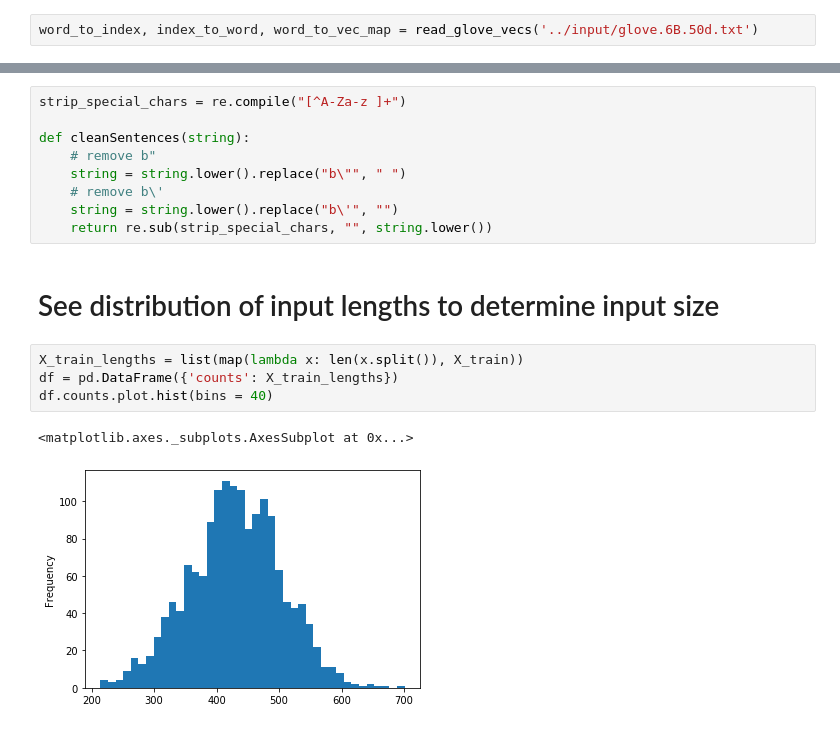
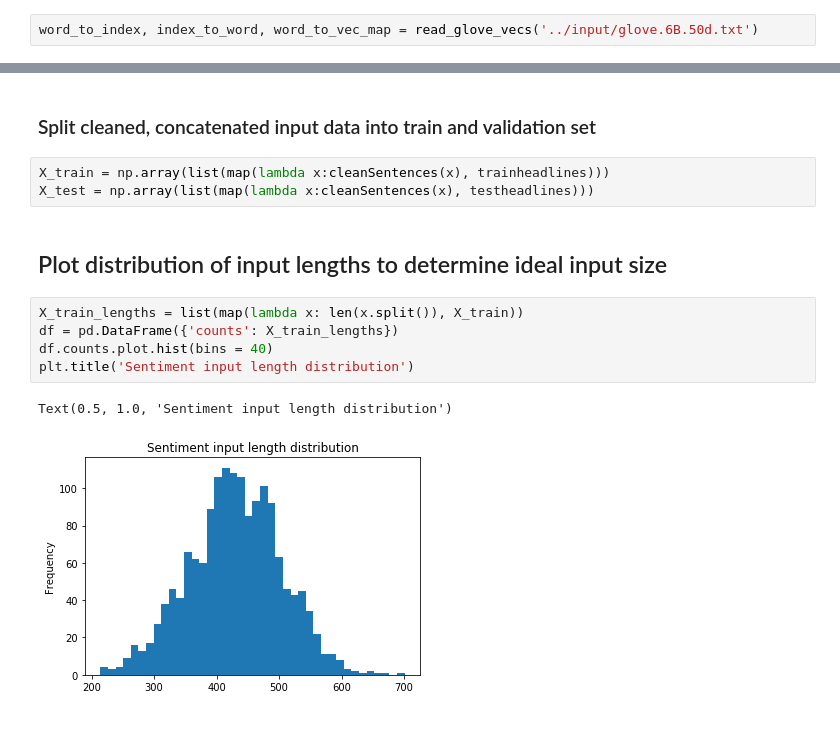
Before and after one commit to ramanvilkhu/deepFX, a Jupyter notebook: src/DeepFX.ipynb, the cells around one changed output, grey strips where cells are left out. Cells and saved outputs as stored; diff of their text form.

```diff
--- a/src/DeepFX.ipynb
+++ b/src/DeepFX.ipynb
@@ -126,18 +175,15 @@ def sentences_to_indices(X, word_to_index, max_len):
-# %%
-strip_special_chars = re.compile("[^A-Za-z ]+")
-
-def cleanSentences(string):
-    # remove b"
-    string = string.lower().replace("b\"", " ")
-    # remove b\'
-    string = string.lower().replace("b\'", "")
-    return re.sub(strip_special_chars, "", string.lower())
+# %% [markdown]
+### Split cleaned, concatenated input data into train and validation set
+# %%
+X_train = np.array(list(map(lambda x:cleanSentences(x), trainheadlines)))
+X_test = np.array(list(map(lambda x:cleanSentences(x), testheadlines)))
 # %% [markdown]
-# See distribution of input lengths to determine input size
+## Plot distribution of input lengths to determine ideal input size
 # %%
 X_train_lengths = list(map(lambda x: len(x.split()), X_train))
 df = pd.DataFrame({'counts': X_train_lengths})
 df.counts.plot.hist(bins = 40)
+plt.title('Sentiment input length distribution')
 # %% [output]
-<matplotlib.axes._subplots.AxesSubplot at 0x...>
+Text(0.5, 1.0, 'Sentiment input length distribution')
-[figure, old version]
+[figure, new version]
```
Also changed, not shown: parts of 38 cells of this notebook.
